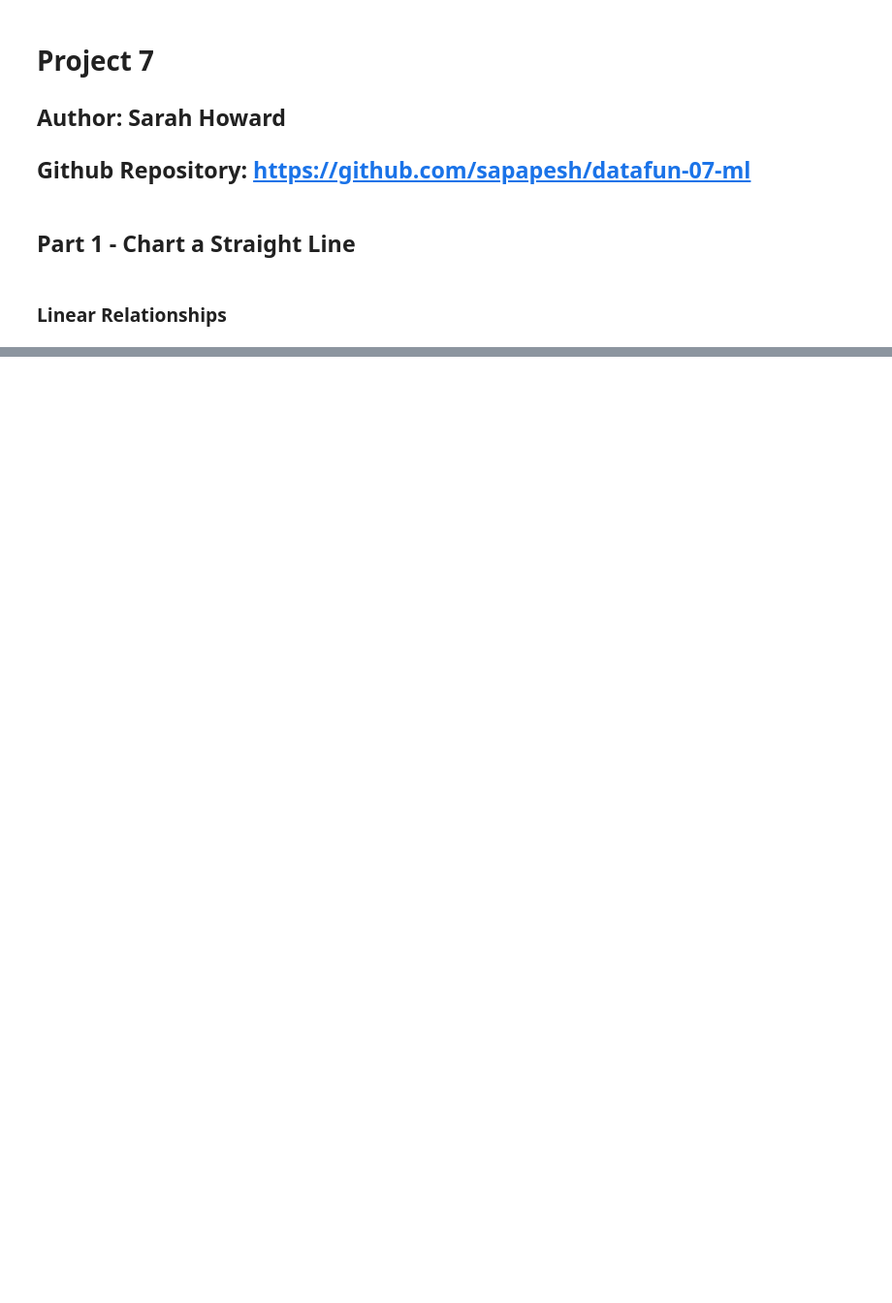
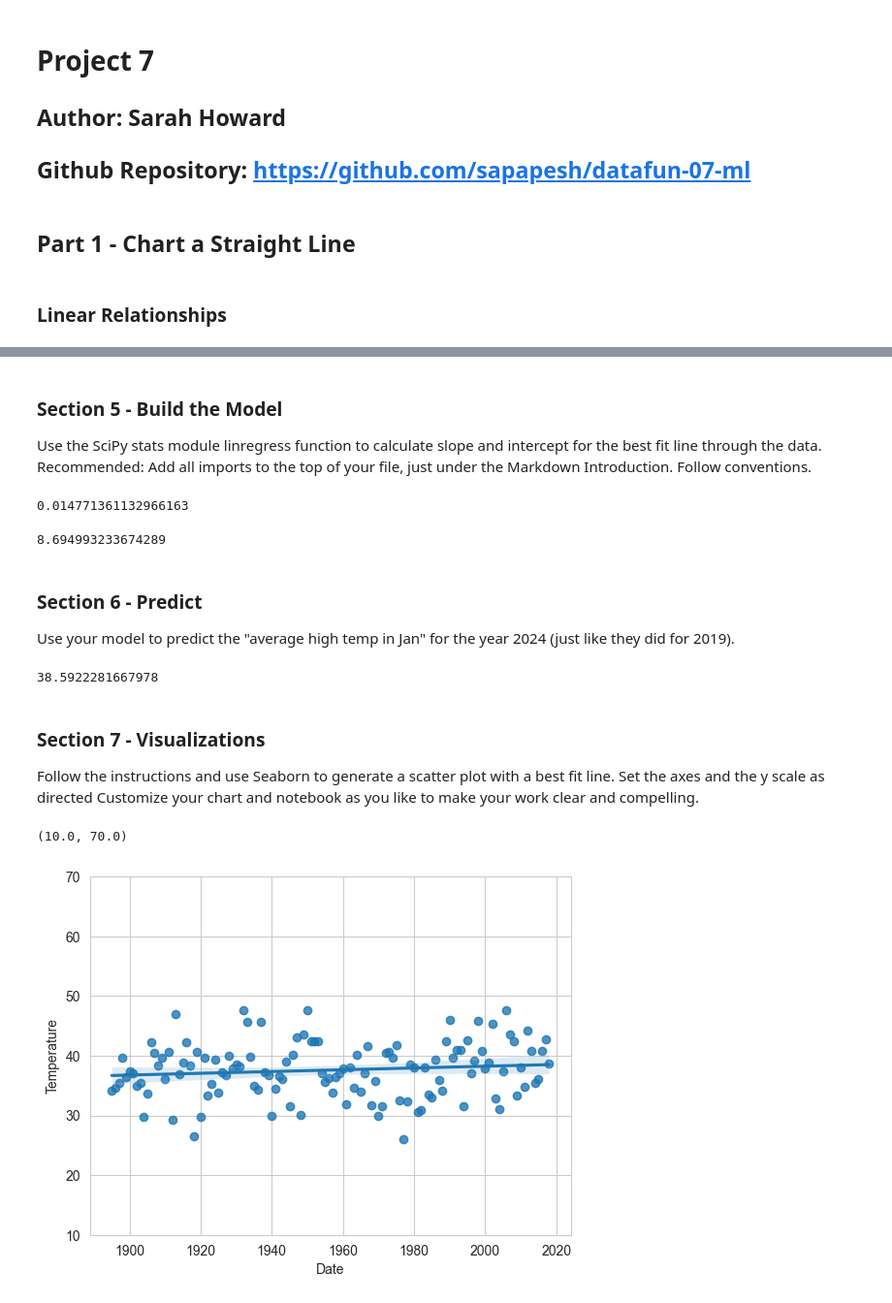
Before and after one commit to sapapesh/datafun-07-ml, a Jupyter notebook: showard_ml.ipynb, the cells around one changed output, grey strips where cells are left out. Shown at 97% size. Cells and saved outputs as stored; diff of their text form; code cells hidden in the pictures; blank space fills up the shorter version.

Commit message:
section 7.6 predict NYC temperature

```diff
--- a/showard_ml.ipynb
+++ b/showard_ml.ipynb
@@ -27,0 +35,2 @@ y_label = axes.set_ylabel('Celsius')
+# %%
+nyc_df = pd.read_csv('ave_hi_nyc_jan_1895-2018.csv')
@@ -27,0 +61,3 @@ y_label = axes.set_ylabel('Celsius')
+# %%
+nyc_df.columns = ['Date', 'Temperature', 'Anomaly']
+nyc_df.head(3)
@@ -27,0 +73,3 @@ y_label = axes.set_ylabel('Celsius')
+# %%
+nyc_df.Date = nyc_df.Date.floordiv(100)
+nyc_df.head(3)
@@ -27,0 +98,4 @@ y_label = axes.set_ylabel('Celsius')
+# %% [markdown]
+### Section 5 - Build the Model
+Use the SciPy stats module linregress function to calculate slope and intercept for the best fit line through the data.
+Recommended: Add all imports to the top of your file, just under the Markdown Introduction. Follow conventions.
@@ -27,0 +105,27 @@ y_label = axes.set_ylabel('Celsius')
+# %%
+linear_regression.slope
+# %% [output]
+0.014771361132966163
+# %%
+linear_regression.intercept
+# %% [output]
+8.694993233674289
+# %% [markdown]
+### Section 6 - Predict
+Use your model to predict the "average high temp in Jan" for the year 2024 (just like they did for 2019).
+# %%
+linear_regression.slope * 2024 + linear_regression.intercept
+# %% [output]
+38.5922281667978
+# %% [markdown]
+### Section 7 - Visualizations
+Follow the instructions and use Seaborn to generate a scatter plot with a best fit line.
+Set the axes and the y scale as directed
+Customize your chart and notebook as you like to make your work clear and compelling.
+# %%
+sns.set_style('whitegrid')
+axes = sns.regplot(x=nyc_df.Date, y=nyc_df.Temperature)
+axes.set_ylim(10, 70)
+# %% [output]
+(10.0, 70.0)
+[figure, added]
```
Also changed, not shown: parts of 13 cells of this notebook, 1 other file.
